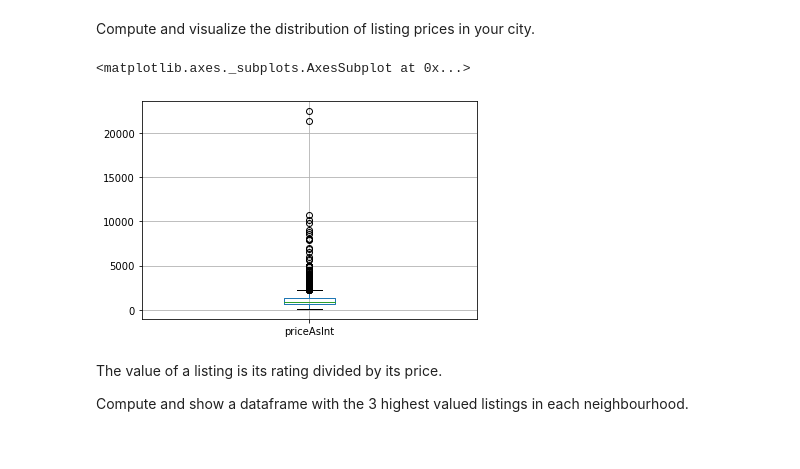
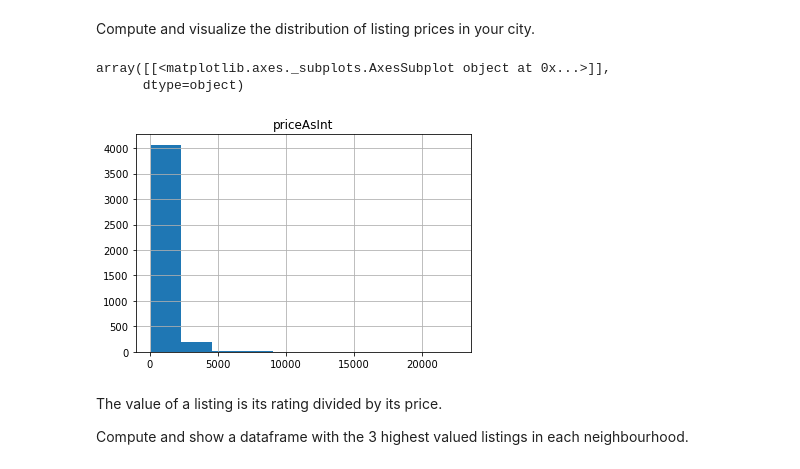
Before and after one commit to Martinnes/02802_comp_tools, a Jupyter notebook: project3/Project 3 - Airbnb.ipynb, the cells around one changed output. Saved outputs shown, nothing was run; the diff lists cells and outputs as text; code cells hidden in the pictures.

```diff
--- a/project3/Project 3 - Airbnb.ipynb
+++ b/project3/Project 3 - Airbnb.ipynb
@@ -52,8 +52,8 @@ The data has multiline rows (rows that span multiple lines in the file). To corr
 # We start by loading the data with options:
 #   header, inferscheme, escape char =" and multiline.
 #   We load the listings as df and the reviews as dfReviews.
-df = spark.read.option('header',True).option('inferSchema',True).option('escape','"').option('multiLine', 'True').csv('top20klistings.csv')
-dfReviews = spark.read.option('header',True).option('inferSchema',True).option('escape','"').option('multiLine', 'True').csv('top20kreviews.csv')
+temp_df = spark.read.option('header',True).option('inferSchema',True).option('escape','"').option('multiLine', 'True').csv('top20klistings.csv')
+temp_dfReviews = spark.read.option('header',True).option('inferSchema',True).option('escape','"').option('multiLine', 'True').csv('top20kreviews.csv')
 # %% [markdown]
 ### Describe the data
 List the features (schema) and sizes of the datasets.
@@ -87,6 +101,10 @@ df.count()
 You should prepare two dataframes to be used in the analysis part of the project. You should not be concerned with cleaning the data. There's a lot of it, so it will be sufficient to drop rows that have bad values. You may want to go back and refine this step at a later point when doing the analysis.
 
 You may also want to consider if you can stage your data so that subsequent processing is more efficient (this is not strictly necessary for Spark to run, but you may be able to decrease the time you sit around waiting for Spark to finish things)
+# %%
+# We only select the columns that we need
+df = temp_df.select(f.col('id'),f.col('neighbourhood'),f.col('price'),f.col('city'),f.col('review_scores_rating'))
+dfReviews = temp_dfReviews.select(f.col('date'),f.col('listing_id'),f.col('comments'))
 # %%
 # We filter out the data where there is no city and no price, as those will be invalid in our analysis.
 df = df.filter(f.col('city').isNotNull() & f.col('price').isNotNull())
@@ -189,15 +197,16 @@ Compute and visualize the distribution of listing prices in your city.
 # %%
 # We use the filter
 #plotdf = df.filter(f.col('city')=='Stockholm')
 
 #We use the stockholm data frame to select all and convert it into a pandas dataframe for plotting purposes.
 pandasdf = stockholm_df.select("*").toPandas()
 
 #We use the boxplot over the column "priceAsInt" to show the distribution of listing prices in Stockholm
-pandasdf.boxplot(column=["priceAsInt"])
+pandasdf.hist(column=["priceAsInt"])
 # %% [output]
-<matplotlib.axes._subplots.AxesSubplot at 0x...>
+array([[<matplotlib.axes._subplots.AxesSubplot object at 0x...>]],
+      dtype=object)
-[figure, old version]
+[figure, new version]
 # %% [markdown]
 The value of a listing is its rating divided by its price.
 
```
Also changed, not shown: parts of 7 cells of this notebook.
